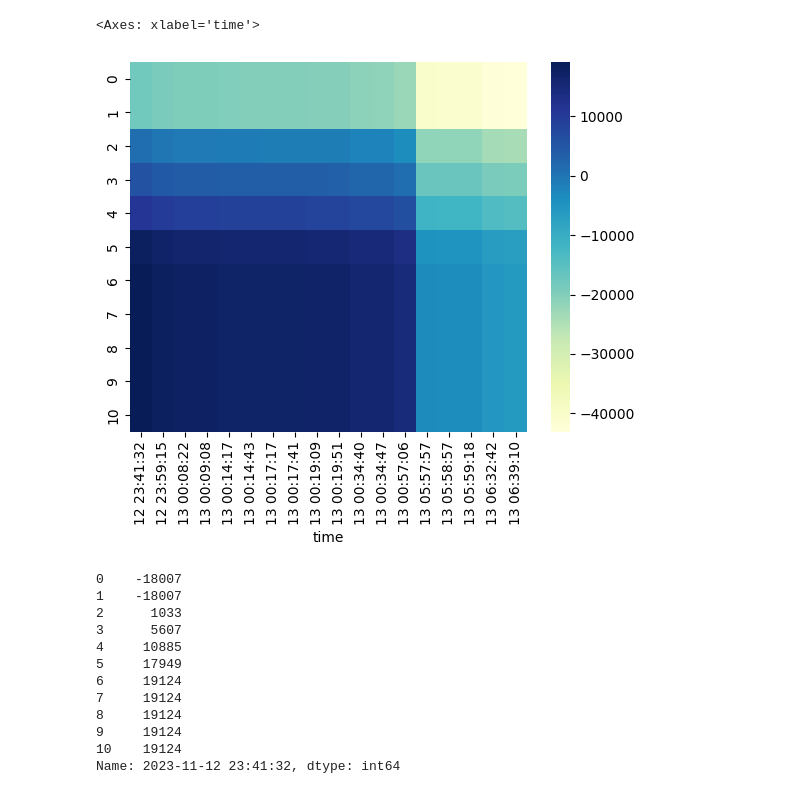
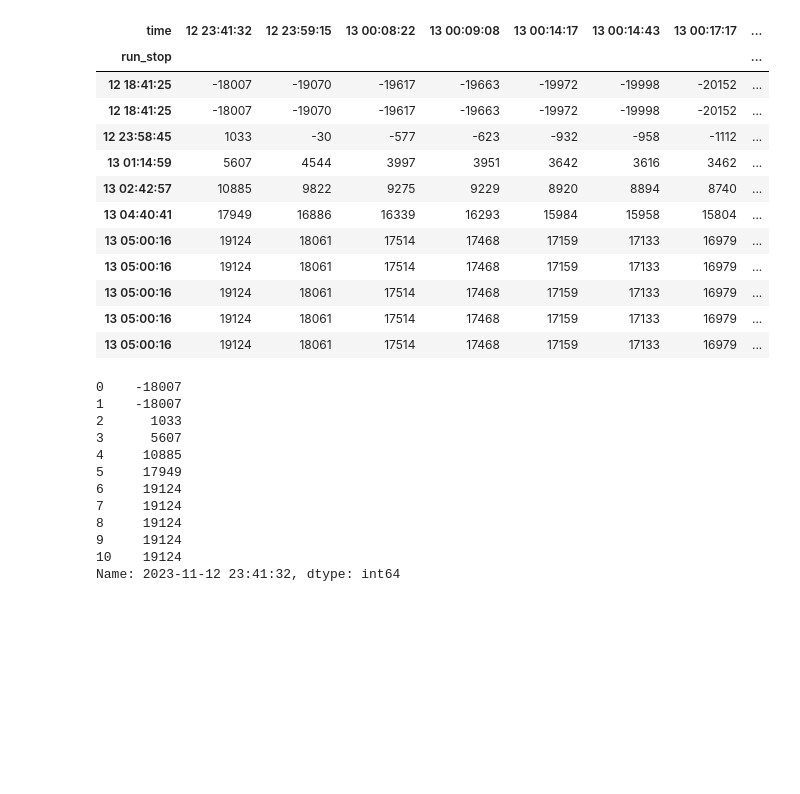
Before and after one commit to jtbenson116/radTestLogBackup, a Jupyter notebook: results.ipynb, the cells around one changed output. Saved outputs shown, nothing was run; the diff lists cells and outputs as text; code cells hidden in the pictures; blank space fills up the shorter version.

```diff
--- a/results.ipynb
+++ b/results.ipynb
@@ -169,12 +175,26 @@ Text(0.5, 1.0, 'Log files vs Excel / L1 Static ONLY')
 # %%
+# fig, ax = plt.subplots(figsize=(20,10))
+
 tmp = pd.DataFrame(columns=x.time.dt.strftime("%d %H:%M:%S"))
 for row in y.run_stop:
     tmp.loc[len(tmp), :] = list(map(lambda x: int(x.total_seconds()), row - x.time))
 tmp = tmp.astype('int')
-sns.heatmap(tmp, cmap="YlGnBu", annot=False, )
+tmp.index=y.run_stop.dt.strftime("%d %H:%M:%S")
+tmp
 # %% [output]
-<Axes: xlabel='time'>
-[figure, removed]
+| time | 12 23:41:32 | 12 23:59:15 | 13 00:08:22 | 13 00:09:08 | 13 00:14:17 | 13 00:14:43 | 13 00:17:17 | ... |
+| run_stop |  |  |  |  |  |  |  | ... |
+| 12 18:41:25 | -18007 | -19070 | -19617 | -19663 | -19972 | -19998 | -20152 | ... |
+| 12 18:41:25 | -18007 | -19070 | -19617 | -19663 | -19972 | -19998 | -20152 | ... |
+| 12 23:58:45 | 1033 | -30 | -577 | -623 | -932 | -958 | -1112 | ... |
+| 13 01:14:59 | 5607 | 4544 | 3997 | 3951 | 3642 | 3616 | 3462 | ... |
+| 13 02:42:57 | 10885 | 9822 | 9275 | 9229 | 8920 | 8894 | 8740 | ... |
+| 13 04:40:41 | 17949 | 16886 | 16339 | 16293 | 15984 | 15958 | 15804 | ... |
+| 13 05:00:16 | 19124 | 18061 | 17514 | 17468 | 17159 | 17133 | 16979 | ... |
+| 13 05:00:16 | 19124 | 18061 | 17514 | 17468 | 17159 | 17133 | 16979 | ... |
+| 13 05:00:16 | 19124 | 18061 | 17514 | 17468 | 17159 | 17133 | 16979 | ... |
+| 13 05:00:16 | 19124 | 18061 | 17514 | 17468 | 17159 | 17133 | 16979 | ... |
+| 13 05:00:16 | 19124 | 18061 | 17514 | 17468 | 17159 | 17133 | 16979 | ... |
 # %%
 tmp.iloc[:, 0]
 # %% [output]
```
Also changed, not shown: parts of 7 cells of this notebook, 1 other file.
